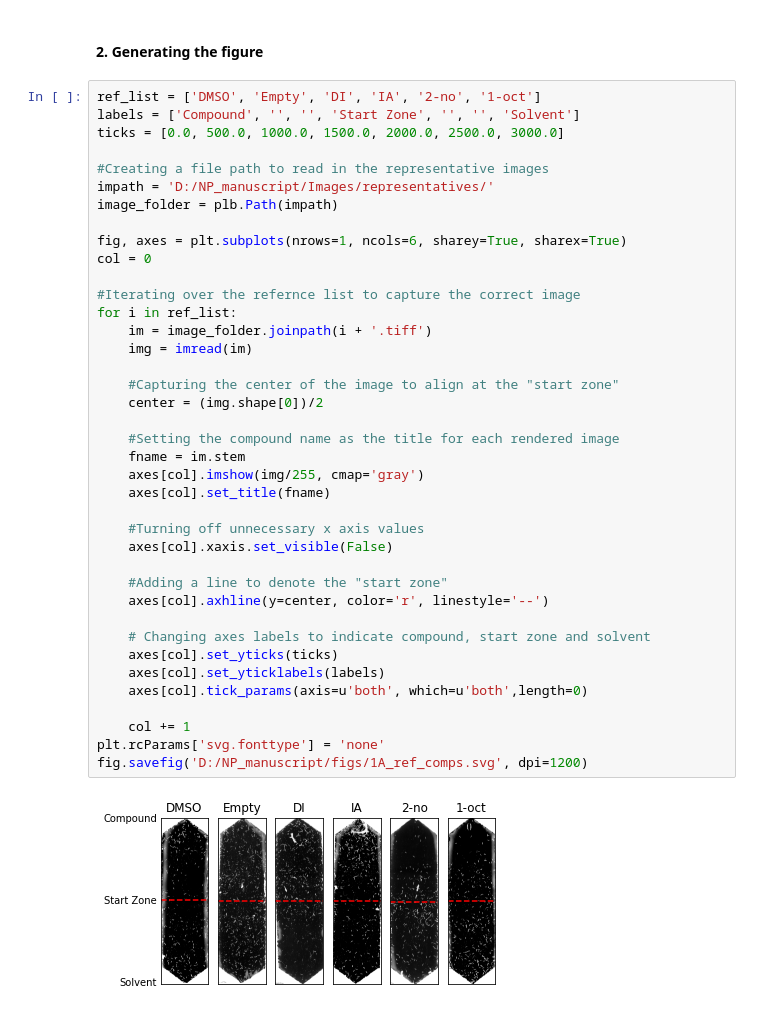
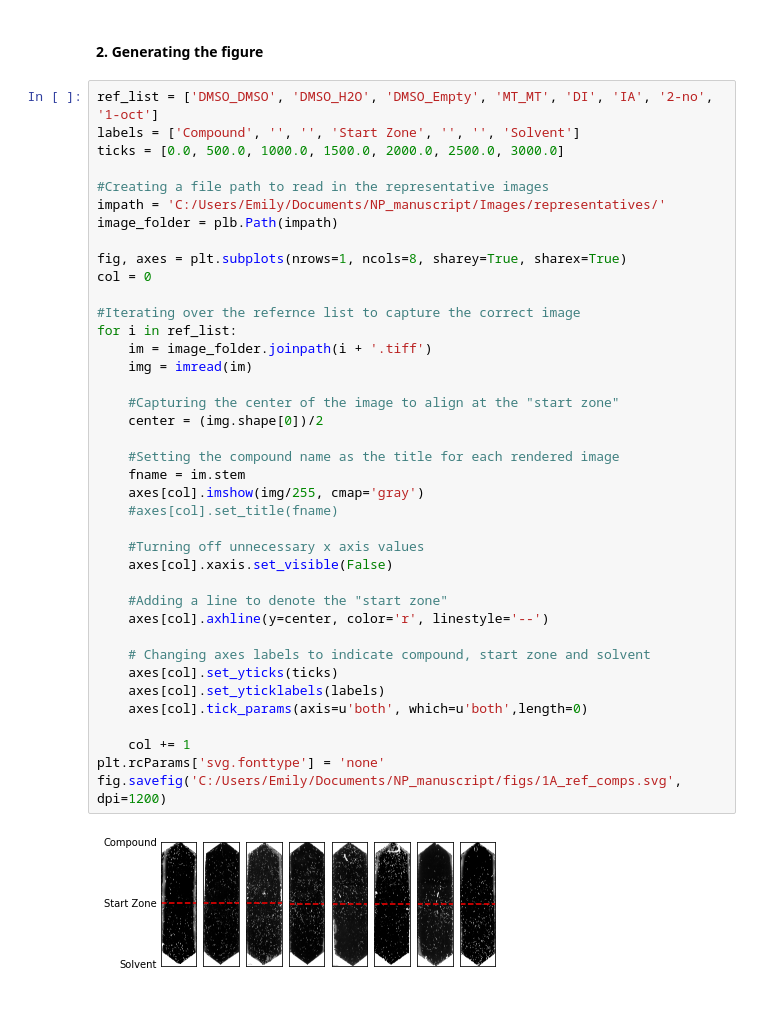
Before and after one commit to Neuroplant-Resources/Neuroplant-OWL, a Jupyter notebook: Manuscript plots/1A_Refcomp_images.ipynb, the cells around one changed output. Saved outputs shown, nothing was run; the diff lists cells and outputs as text.

```diff
--- a/Manuscript plots/1A_Refcomp_images.ipynb
+++ b/Manuscript plots/1A_Refcomp_images.ipynb
@@ -13,43 +13,43 @@ from skimage.io import imread
 # %% [markdown]
 #### 2. Generating the figure
 # %%
-ref_list = ['DMSO', 'Empty', 'DI', 'IA', '2-no', '1-oct']
+ref_list = ['DMSO_DMSO', 'DMSO_H2O', 'DMSO_Empty', 'MT_MT', 'DI', 'IA', '2-no', '1-oct']
 labels = ['Compound', '', '', 'Start Zone', '', '', 'Solvent']
 ticks = [0.0, 500.0, 1000.0, 1500.0, 2000.0, 2500.0, 3000.0]
 
 #Creating a file path to read in the representative images
-impath = 'D:/NP_manuscript/Images/representatives/'
+impath = 'C:/Users/Emily/Documents/NP_manuscript/Images/representatives/'
 image_folder = plb.Path(impath)
 
-fig, axes = plt.subplots(nrows=1, ncols=6, sharey=True, sharex=True)
+fig, axes = plt.subplots(nrows=1, ncols=8, sharey=True, sharex=True)
 col = 0
 
 #Iterating over the refernce list to capture the correct image
 for i in ref_list:
     im = image_folder.joinpath(i + '.tiff')
     img = imread(im)
 
     #Capturing the center of the image to align at the "start zone"
     center = (img.shape[0])/2
 
     #Setting the compound name as the title for each rendered image
     fname = im.stem
     axes[col].imshow(img/255, cmap='gray')
-    axes[col].set_title(fname)
+    #axes[col].set_title(fname)
 
     #Turning off unnecessary x axis values
     axes[col].xaxis.set_visible(False)
 
     #Adding a line to denote the "start zone"
     axes[col].axhline(y=center, color='r', linestyle='--')
 
     # Changing axes labels to indicate compound, start zone and solvent
     axes[col].set_yticks(ticks)
     axes[col].set_yticklabels(labels)
     axes[col].tick_params(axis=u'both', which=u'both',length=0)
 
     col += 1
 plt.rcParams['svg.fonttype'] = 'none'
-fig.savefig('D:/NP_manuscript/figs/1A_ref_comps.svg', dpi=1200)
+fig.savefig('C:/Users/Emily/Documents/NP_manuscript/figs/1A_ref_comps.svg', dpi=1200)
 # %% [output]
-[figure, old version]
+[figure, new version]
```
Also changed, not shown: 10 other files.
